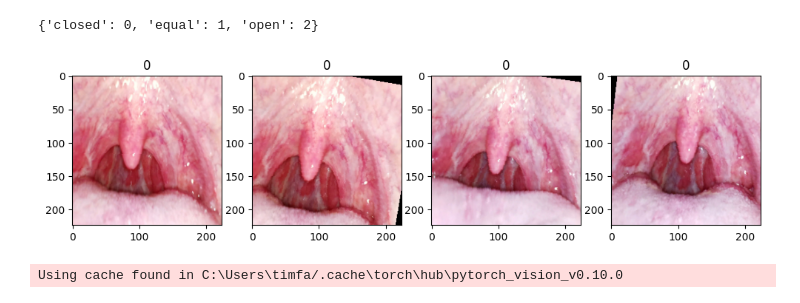
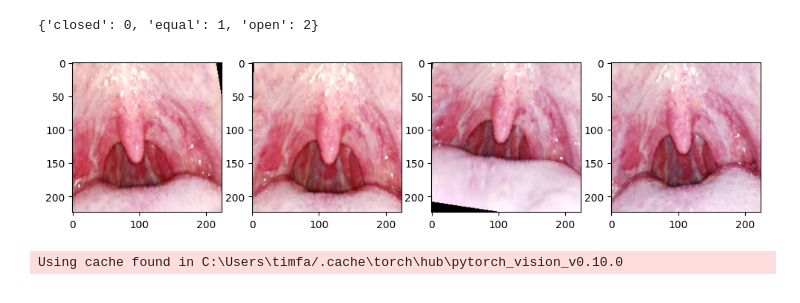
Before and after one commit to TimBerti/glottis-cv, a Jupyter notebook: notebooks/train.ipynb, the cells around one changed output. Drawn from its saved outputs; the diff is of its cells as text; code cells hidden in the pictures.

Commit message:
images

```diff
--- a/notebooks/train.ipynb
+++ b/notebooks/train.ipynb
@@ -13,34 +13,33 @@ import os
 # %%
 data_dir = '../data/'
 train_dir = data_dir + 'images/train/'
 valid_dir = data_dir + 'images/valid/'
 
 transform = v2.Compose([
     v2.Resize((256, 256)),
     v2.RandomRotation(10),
     v2.RandomCrop(224),
     v2.ToImage(),
     v2.ToDtype(torch.float32, scale=True),
     v2.Normalize(mean=[0.485, 0.456, 0.406], std=[0.229, 0.224, 0.225]),
 ])
 
 train_set = ImageFolder(train_dir, transform=transform, target_transform=None)
 valid_set = ImageFolder(valid_dir, transform=transform, target_transform=None)
 
 print(train_set.class_to_idx)
 
 fig, ax = plt.subplots(figsize=(12,8), ncols=4)
 for i in range(4):
     image, label = train_set[i]
 
     # change dimensions to matplotlib order, denormalize and clip RGB values to [0,1]
     rgb_img = (image.permute(1, 2, 0).numpy() * np.array([0.229, 0.224, 0.225]) + np.array([0.485, 0.456, 0.406])).clip(0, 1)
 
     ax[i].imshow(rgb_img)
-    ax[i].set_title(label)
 # %% [output]
 {'closed': 0, 'equal': 1, 'open': 2}
-[figure, old version]
+[figure, new version]
 # %%
 def train_one_epoch(model, train_loader, criterion, optimizer, device):
     running_loss = 0.0
```
Also changed, not shown: 12 other files.
